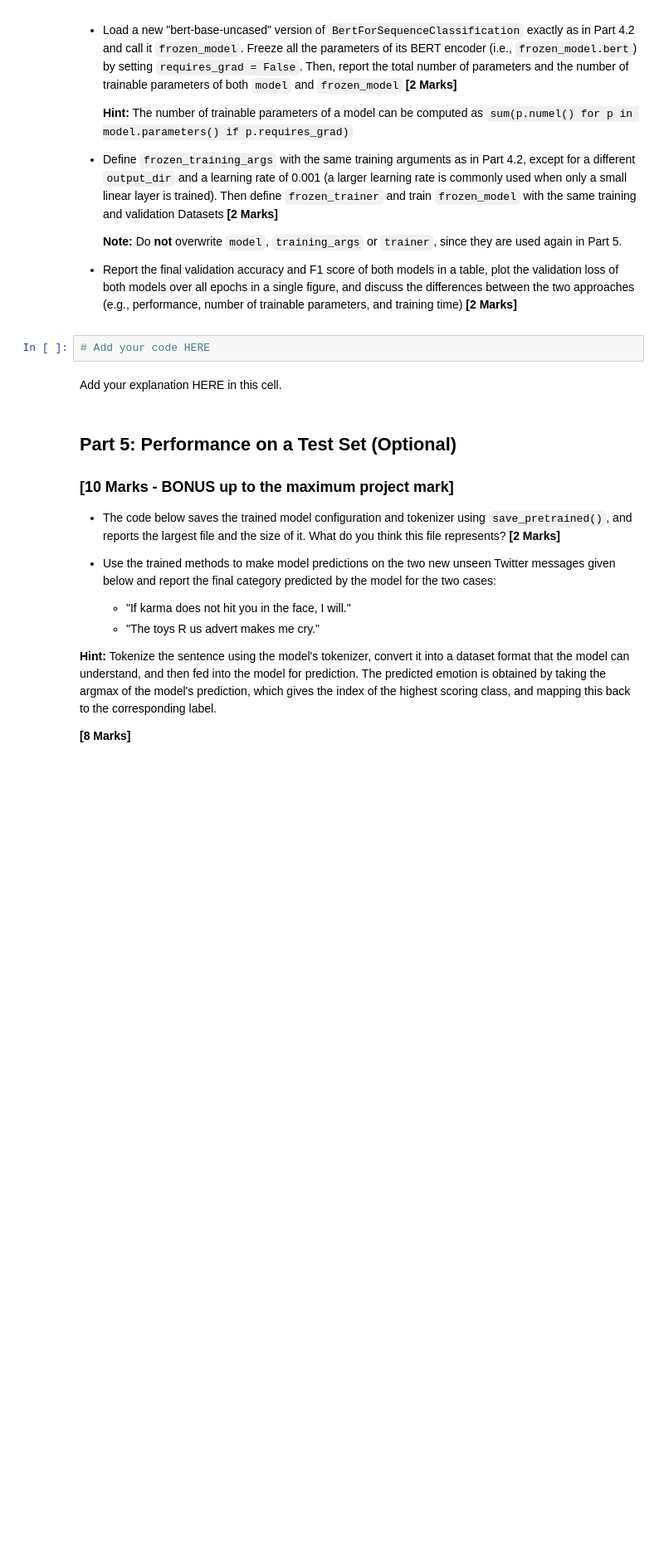
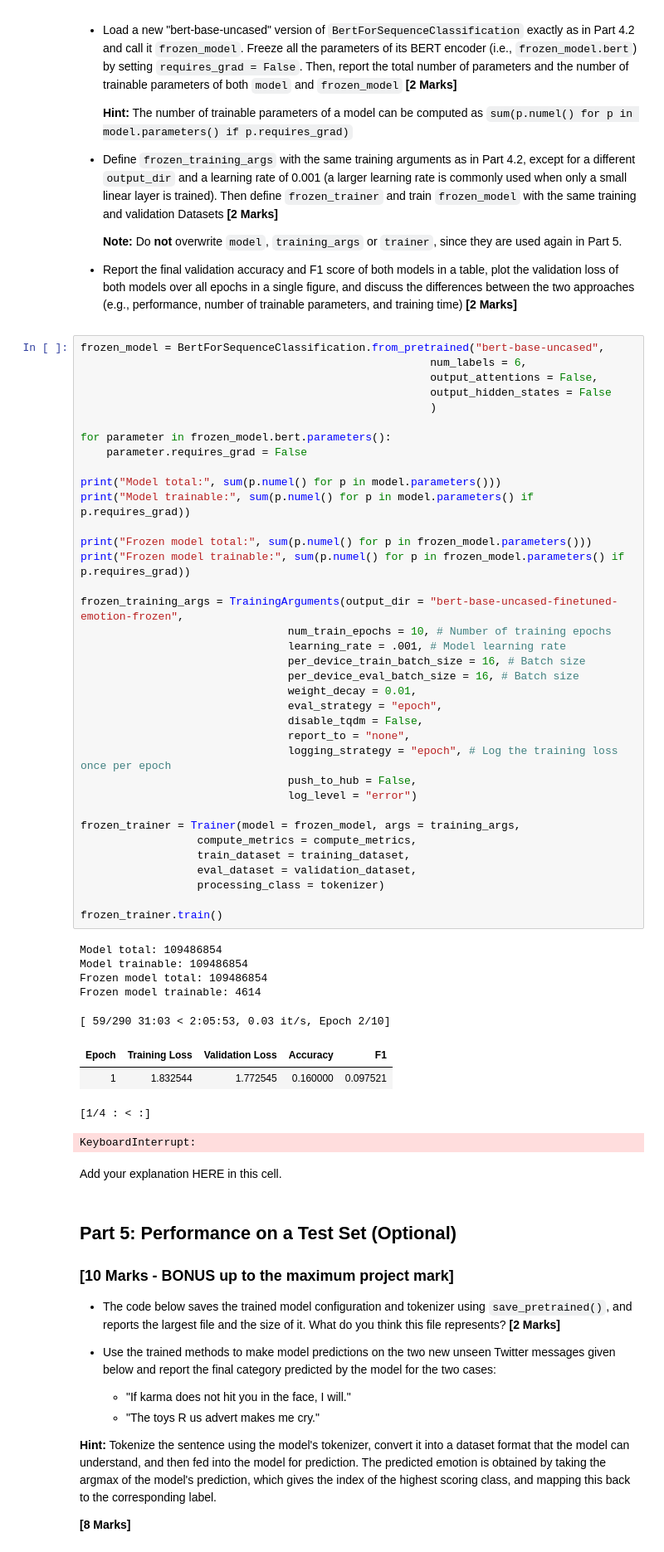
Before and after one commit to acknowledgeworkimagine/DataScienceStatlLearning, a Jupyter notebook: Project_2/Project_2_Elias_Gallegos.ipynb, the cells around one changed output. Shown at 83% size. Saved outputs shown, nothing was run; the diff lists cells and outputs as text; blank space fills up the shorter version.

```diff
--- a/Project_2/Project_2_Elias_Gallegos.ipynb
+++ b/Project_2/Project_2_Elias_Gallegos.ipynb
@@ -705,7 +832,51 @@ In Part 4.2, all the parameters of the model (the pretrained BERT encoder as wel
 
 * Report the final validation accuracy and F1 score of both models in a table, plot the validation loss of both models over all epochs in a single figure, and discuss the differences between the two approaches (e.g., performance, number of trainable parameters, and training time) **[2 Marks]**
 # %%
-# Add your code HERE
+frozen_model = BertForSequenceClassification.from_pretrained("bert-base-uncased",
+                                                      num_labels = 6,
+                                                      output_attentions = False,
+                                                      output_hidden_states = False
+                                                      )
+
+for parameter in frozen_model.bert.parameters():
+    parameter.requires_grad = False
+
+print("Model total:", sum(p.numel() for p in model.parameters()))
+print("Model trainable:", sum(p.numel() for p in model.parameters() if p.requires_grad))
+
+print("Frozen model total:", sum(p.numel() for p in frozen_model.parameters()))
+print("Frozen model trainable:", sum(p.numel() for p in frozen_model.parameters() if p.requires_grad))
+
+frozen_training_args = TrainingArguments(output_dir = "bert-base-uncased-finetuned-emotion-frozen",
+                                num_train_epochs = 10, # Number of training epochs
+                                learning_rate = .001, # Model learning rate
+                                per_device_train_batch_size = 16, # Batch size
+                                per_device_eval_batch_size = 16, # Batch size
+                                weight_decay = 0.01,
+                                eval_strategy = "epoch",
+                                disable_tqdm = False,
+                                report_to = "none",
+                                logging_strategy = "epoch", # Log the training loss once per epoch
+                                push_to_hub = False,
+                                log_level = "error")
+
+frozen_trainer = Trainer(model = frozen_model, args = training_args,
+                  compute_metrics = compute_metrics,
+                  train_dataset = training_dataset,
+                  eval_dataset = validation_dataset,
+                  processing_class = tokenizer)
+
+frozen_trainer.train()
+# %% [output]
+Model total: 109486854
+Model trainable: 109486854
+Frozen model total: 109486854
+Frozen model trainable: 4614
+[ 59/290 31:03 < 2:05:53, 0.03 it/s, Epoch 2/10]
+| Epoch | Training Loss | Validation Loss | Accuracy | F1 |
+| 1 | 1.832544 | 1.772545 | 0.160000 | 0.097521 |
+[1/4 : < :]
+KeyboardInterrupt:
 # %% [markdown]
 Add your explanation HERE in this cell.
 # %% [markdown]
```
Also changed, not shown: parts of 5 cells of this notebook.
